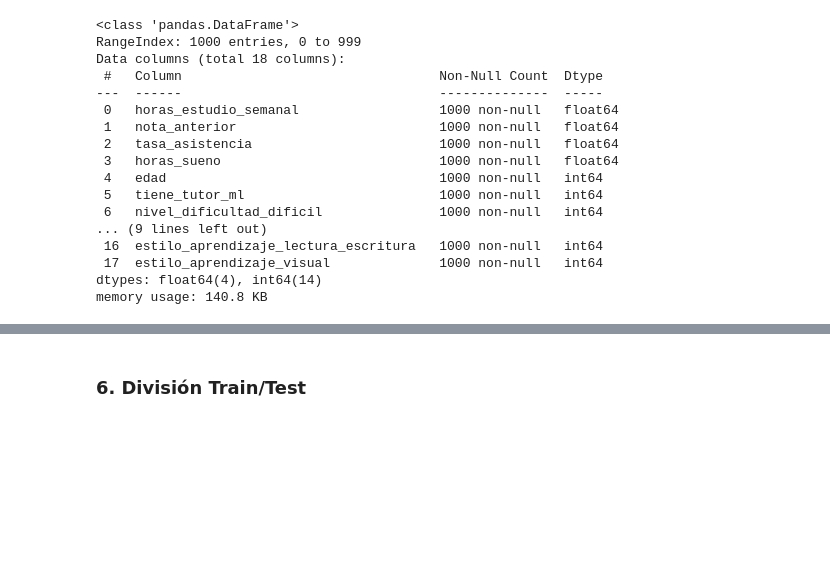
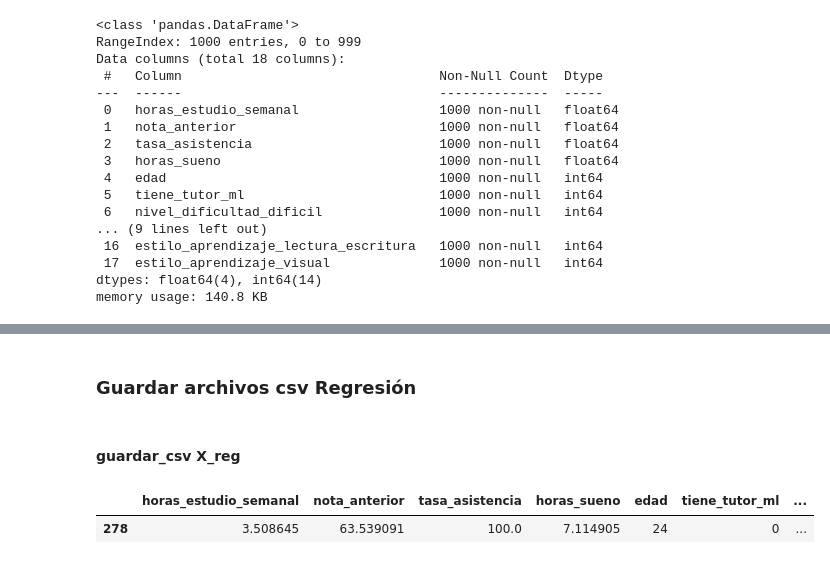
Before and after one commit to FM-Luque/5.DataProyect_Machine_Learning, a Jupyter notebook: notebooks/05_preprocesamiento.ipynb, the cells around one changed output, grey strips where cells are left out. Drawn from its saved outputs; the diff is of its cells as text; code cells hidden in the pictures; blank space fills up the shorter version.

```diff
--- a/notebooks/05_preprocesamiento.ipynb
+++ b/notebooks/05_preprocesamiento.ipynb
@@ -375,2 +390,9 @@ memory usage: 140.8 KB
 # %% [markdown]
-### 6. División Train/Test
+### Guardar archivos csv Regresión
+# %% [markdown]
+#### guardar_csv X_reg
+# %%
+X_reg.sample()
+# %% [output]
+|  | horas_estudio_semanal | nota_anterior | tasa_asistencia | horas_sueno | edad | tiene_tutor_ml | ... |
+| 278 | 3.508645 | 63.539091 | 100.0 | 7.114905 | 24 | 0 | ... |
```
Also changed, not shown: parts of 44 cells of this notebook, 11 other files.
